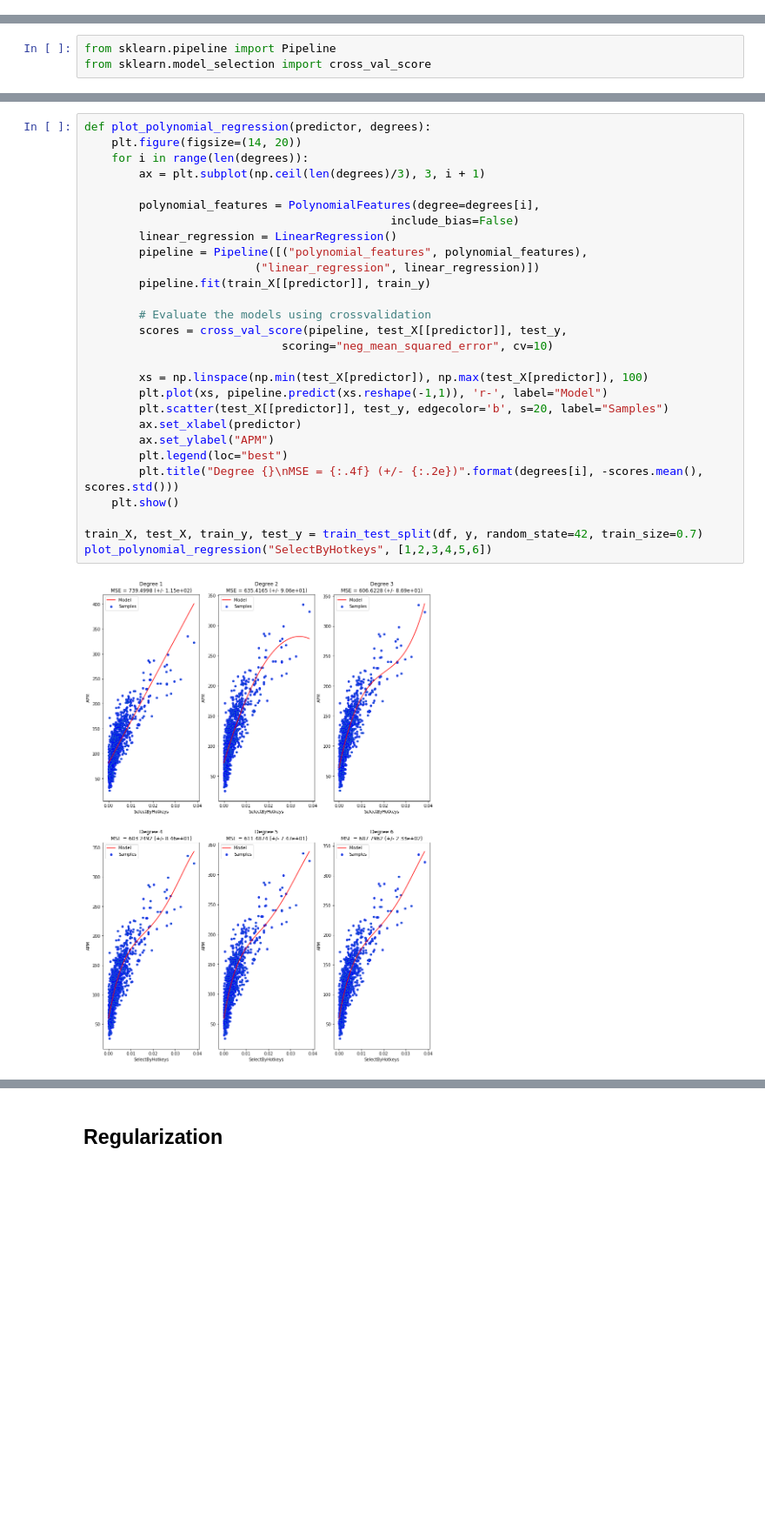
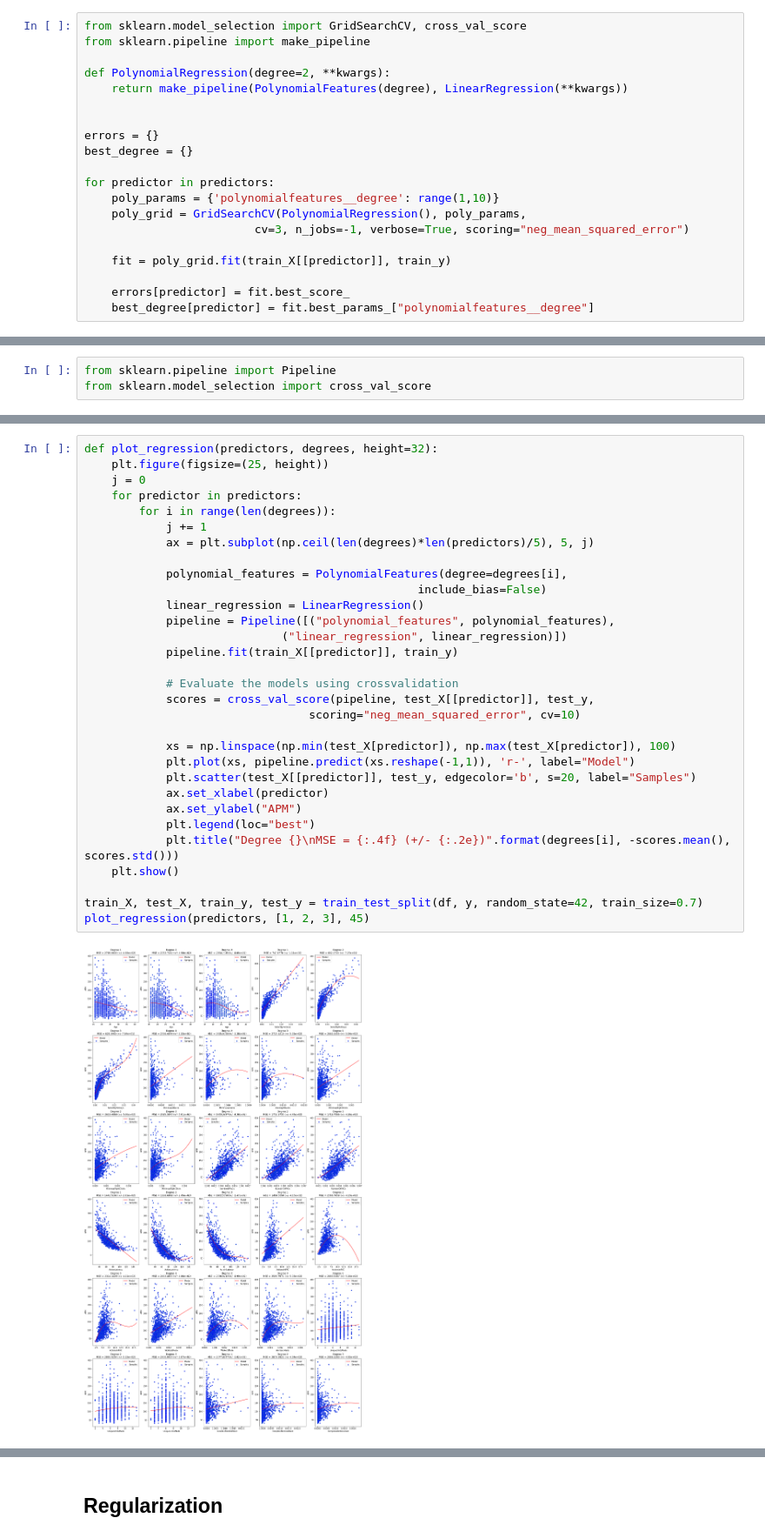
Before and after one commit to GreenSnabl/robotics_ml, a Jupyter notebook: ml_course_en/assignments/Assignment 02a_Linear_regression_regul_poly.ipynb, the cells around one changed output, grey strips where cells are left out. Shown at 87% size. Drawn from its saved outputs; the diff is of its cells as text; blank space fills up the shorter version.

```diff
--- a/ml_course_en/assignments/Assignment 02a_Linear_regression_regul_poly.ipynb
+++ b/ml_course_en/assignments/Assignment 02a_Linear_regression_regul_poly.ipynb
@@ -268,0 +309,20 @@ for i, predictor in enumerate(poly_predictors):
+# %%
+from sklearn.model_selection import GridSearchCV, cross_val_score
+from sklearn.pipeline import make_pipeline
+
+def PolynomialRegression(degree=2, **kwargs):
+    return make_pipeline(PolynomialFeatures(degree), LinearRegression(**kwargs))
+
+
+errors = {}
+best_degree = {}
+
+for predictor in predictors:
+    poly_params = {'polynomialfeatures__degree': range(1,10)}
+    poly_grid = GridSearchCV(PolynomialRegression(), poly_params,
+                         cv=3, n_jobs=-1, verbose=True, scoring="neg_mean_squared_error")
+
+    fit = poly_grid.fit(train_X[[predictor]], train_y)
+
+    errors[predictor] = fit.best_score_
+    best_degree[predictor] = fit.best_params_["polynomialfeatures__degree"]
@@ -280,33 +388,36 @@ Index(['SelectByHotkeys', 'AssignToHotkeys', 'UniqueHotkeys', 'MinimapAttacks',
 # %%
-def plot_polynomial_regression(predictor, degrees):
-    plt.figure(figsize=(14, 20))
-    for i in range(len(degrees)):
-        ax = plt.subplot(np.ceil(len(degrees)/3), 3, i + 1)
+def plot_regression(predictors, degrees, height=32):
+    plt.figure(figsize=(25, height))
+    j = 0
+    for predictor in predictors:
+        for i in range(len(degrees)):
+            j += 1
+            ax = plt.subplot(np.ceil(len(degrees)*len(predictors)/5), 5, j)
 
-        polynomial_features = PolynomialFeatures(degree=degrees[i],
-                                             include_bias=False)
-        linear_regression = LinearRegression()
-        pipeline = Pipeline([("polynomial_features", polynomial_features),
-                         ("linear_regression", linear_regression)])
-        pipeline.fit(train_X[[predictor]], train_y)
+            polynomial_features = PolynomialFeatures(degree=degrees[i],
+                                                 include_bias=False)
+            linear_regression = LinearRegression()
+            pipeline = Pipeline([("polynomial_features", polynomial_features),
+                             ("linear_regression", linear_regression)])
+            pipeline.fit(train_X[[predictor]], train_y)
 
-        # Evaluate the models using crossvalidation
-        scores = cross_val_score(pipeline, test_X[[predictor]], test_y,
-                             scoring="neg_mean_squared_error", cv=10)
+            # Evaluate the models using crossvalidation
+            scores = cross_val_score(pipeline, test_X[[predictor]], test_y,
+                                 scoring="neg_mean_squared_error", cv=10)
 
-        xs = np.linspace(np.min(test_X[predictor]), np.max(test_X[predictor]), 100)
-        plt.plot(xs, pipeline.predict(xs.reshape(-1,1)), 'r-', label="Model")
-        plt.scatter(test_X[[predictor]], test_y, edgecolor='b', s=20, label="Samples")
-        ax.set_xlabel(predictor)
-        ax.set_ylabel("APM")
-        plt.legend(loc="best")
-        plt.title("Degree {}\nMSE = {:.4f} (+/- {:.2e})".format(degrees[i], -scores.mean(), scores.std()))
+            xs = np.linspace(np.min(test_X[predictor]), np.max(test_X[predictor]), 100)
+            plt.plot(xs, pipeline.predict(xs.reshape(-1,1)), 'r-', label="Model")
+            plt.scatter(test_X[[predictor]], test_y, edgecolor='b', s=20, label="Samples")
+            ax.set_xlabel(predictor)
+            ax.set_ylabel("APM")
+            plt.legend(loc="best")
+            plt.title("Degree {}\nMSE = {:.4f} (+/- {:.2e})".format(degrees[i], -scores.mean(), scores.std()))
     plt.show()
 
 train_X, test_X, train_y, test_y = train_test_split(df, y, random_state=42, train_size=0.7)
-plot_polynomial_regression("SelectByHotkeys", [1,2,3,4,5,6])
+plot_regression(predictors, [1, 2, 3], 45)
 # %% [output]
-[figure, old version]
+[figure, new version]
 # %%
 coefficients = {}
 intercepts = {}
```
Also changed, not shown: parts of 42 cells of this notebook, 3 other files.
